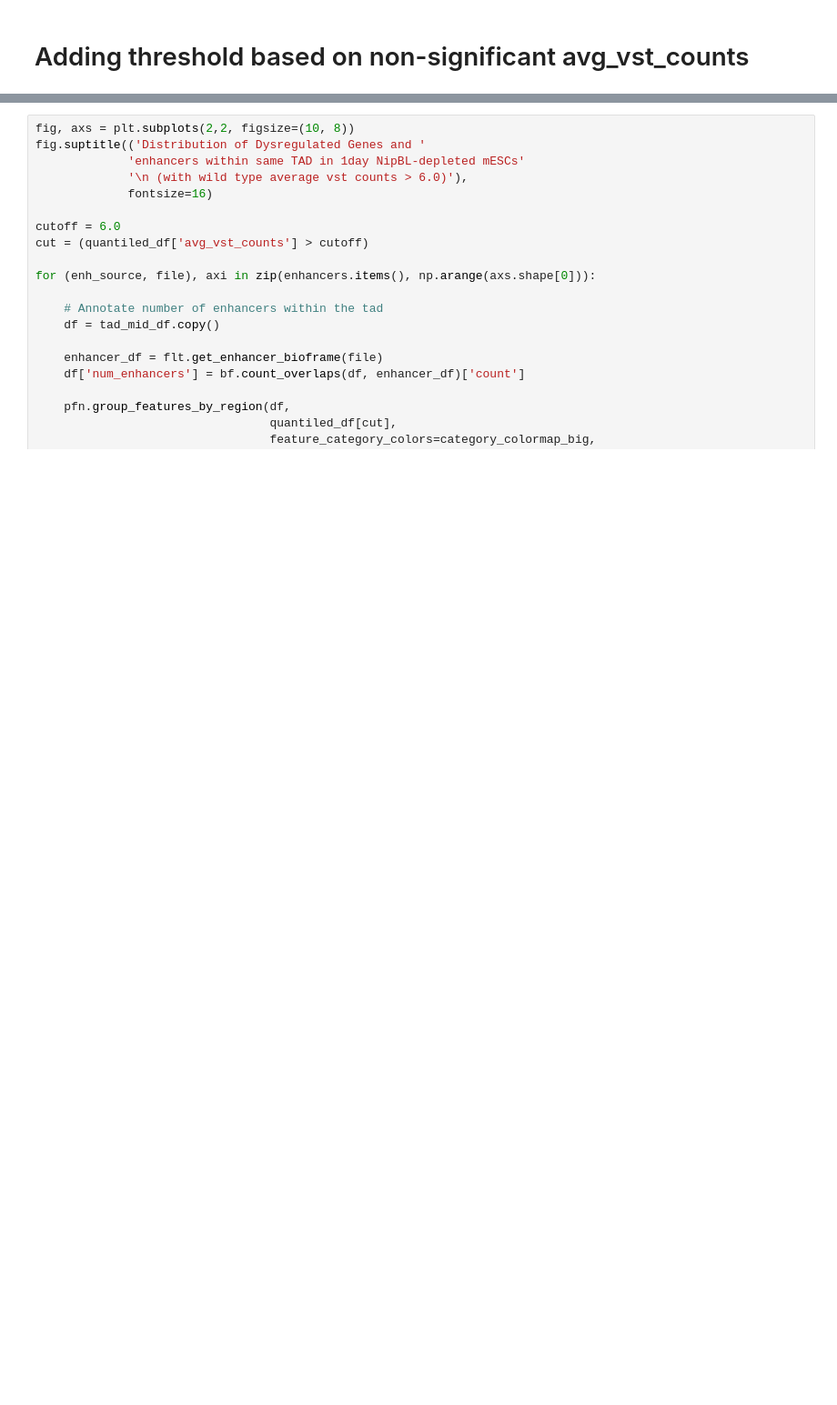
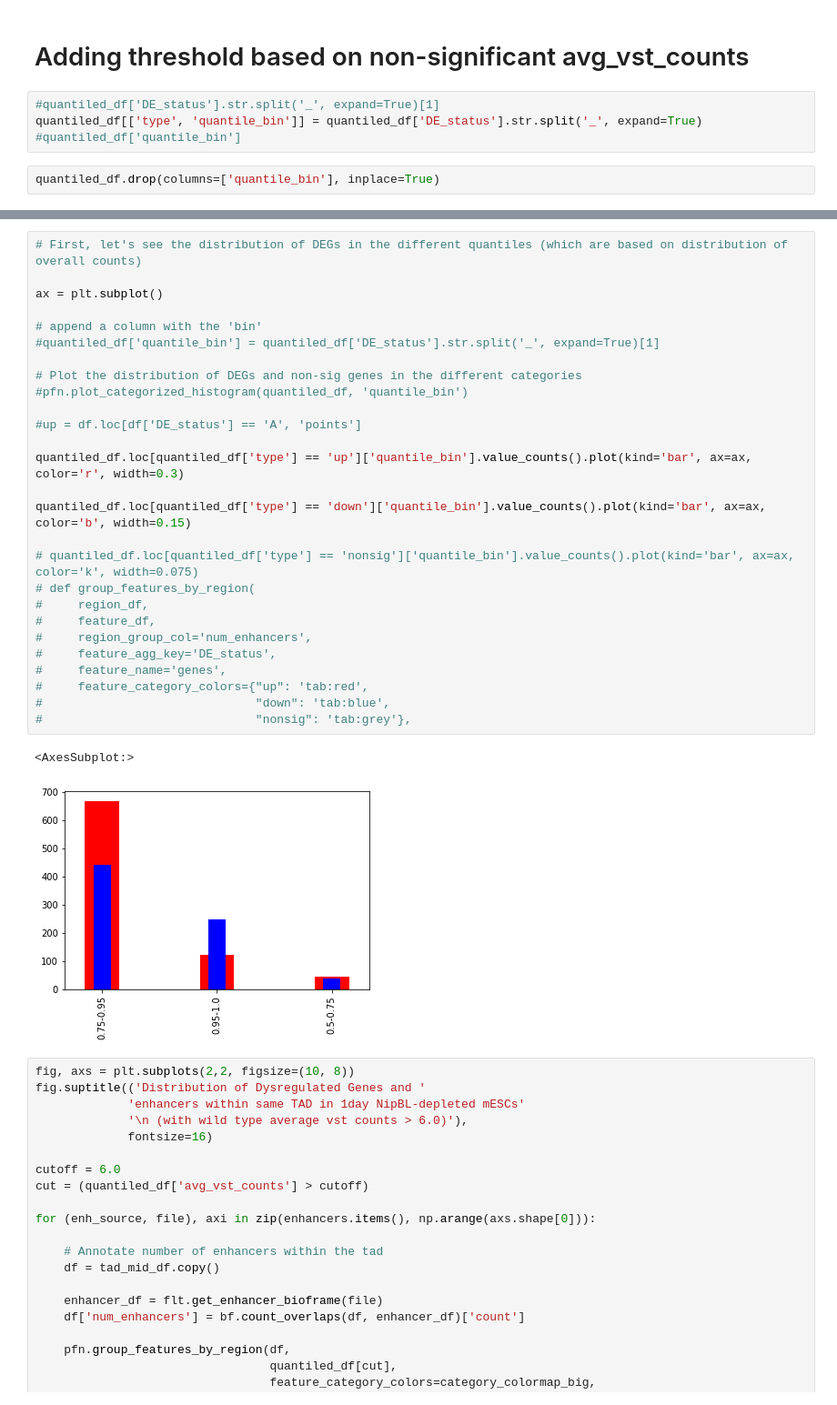
Before and after one commit to Bozhie/transcription_3Dfolding, a Jupyter notebook: transcription_3dfolding/transcription_data_analysis/20221029_expression_threshold.ipynb, the cells around one changed output, grey strips where cells are left out. Shown at 91% size. Cells and saved outputs as stored; diff of their text form; blank space fills up the shorter version.

```diff
--- a/transcription_3dfolding/transcription_data_analysis/20221029_expression_threshold.ipynb
+++ b/transcription_3dfolding/transcription_data_analysis/20221029_expression_threshold.ipynb
@@ -319,2 +345,8 @@ plt.show()
 # %% [markdown]
 # Adding threshold based on non-significant avg_vst_counts
+# %%
+#quantiled_df['DE_status'].str.split('_', expand=True)[1]
+quantiled_df[['type', 'quantile_bin']] = quantiled_df['DE_status'].str.split('_', expand=True)
+#quantiled_df['quantile_bin']
+# %%
+quantiled_df.drop(columns=['quantile_bin'], inplace=True)
@@ -321,3 +368,33 @@ plt.show()
+# %%
+# First, let's see the distribution of DEGs in the different quantiles (which are based on distribution of overall counts)
+
+ax = plt.subplot()
+
+# append a column with the 'bin'
+#quantiled_df['quantile_bin'] = quantiled_df['DE_status'].str.split('_', expand=True)[1]
+
+# Plot the distribution of DEGs and non-sig genes in the different categories
+#pfn.plot_categorized_histogram(quantiled_df, 'quantile_bin')
+
+#up = df.loc[df['DE_status'] == 'A', 'points']
+
+quantiled_df.loc[quantiled_df['type'] == 'up']['quantile_bin'].value_counts().plot(kind='bar', ax=ax, color='r', width=0.3)
+
+quantiled_df.loc[quantiled_df['type'] == 'down']['quantile_bin'].value_counts().plot(kind='bar', ax=ax, color='b', width=0.15)
+
+# quantiled_df.loc[quantiled_df['type'] == 'nonsig']['quantile_bin'].value_counts().plot(kind='bar', ax=ax, color='k', width=0.075)
+# def group_features_by_region(
+#     region_df,
+#     feature_df,
+#     region_group_col='num_enhancers',
+#     feature_agg_key='DE_status',
+#     feature_name='genes',
+#     feature_category_colors={"up": 'tab:red',
+#                              "down": 'tab:blue',
+#                              "nonsig": 'tab:grey'},
+# %% [output]
+<AxesSubplot:>
+[figure, added]
 # %%
 fig, axs = plt.subplots(2,2, figsize=(10, 8))
 fig.suptitle(('Distribution of Dysregulated Genes and '
```
Also changed, not shown: parts of 5 cells of this notebook, 2 other files.
